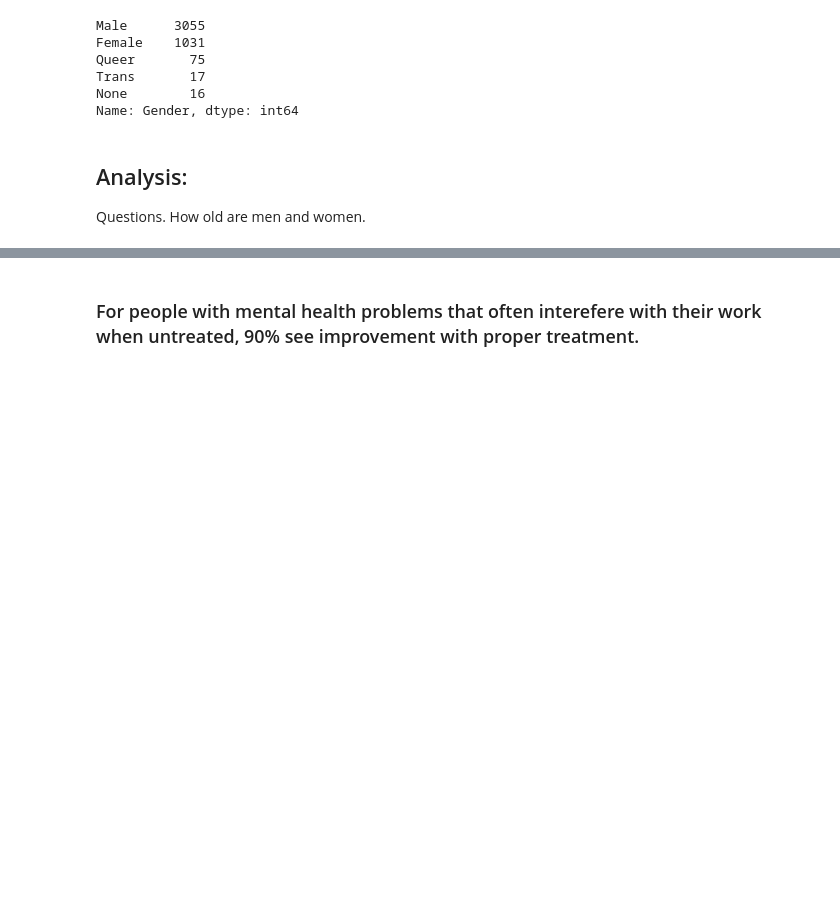
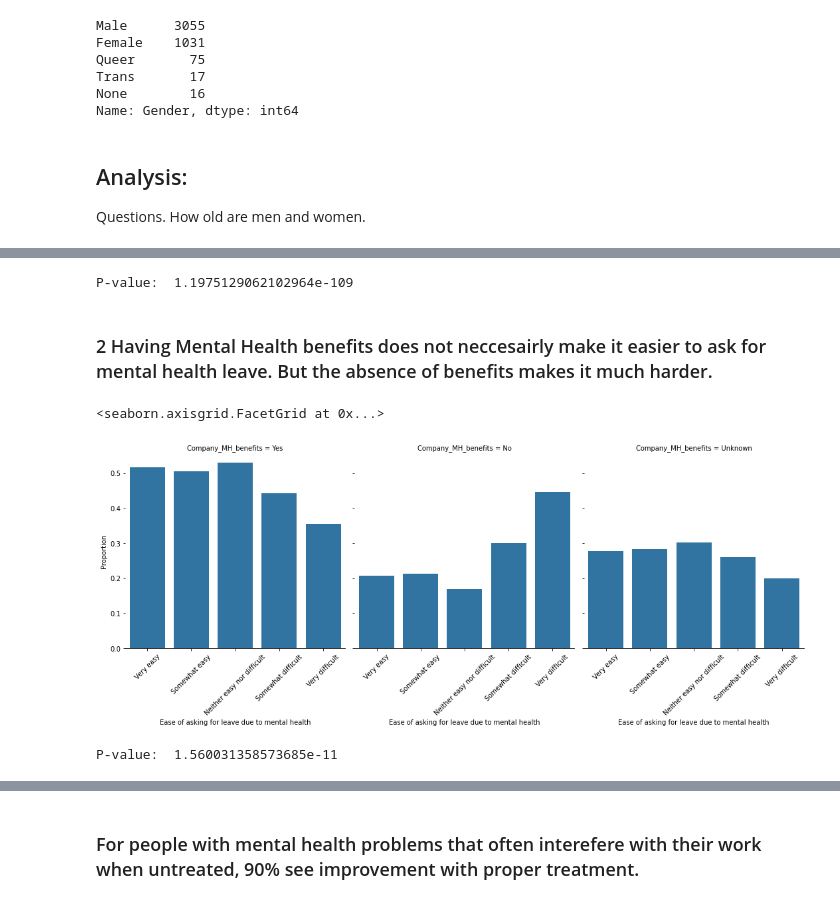
Before and after one commit to DLeirer/Mental_Health_in_Tech, a Jupyter notebook: Mental_Health_in_Tech.ipynb, the cells around one changed output, grey strips where cells are left out. Drawn from its saved outputs; the diff is of its cells as text; code cells hidden in the pictures; blank space fills up the shorter version.

```diff
--- a/Mental_Health_in_Tech.ipynb
+++ b/Mental_Health_in_Tech.ipynb
@@ -441,0 +448,30 @@ g = sns.catplot(data=prop_benefits, x="Company_size", y="Proportion", kind='bar'
+# %%
+## Chi square test.
+chi2_results = chi2_contingency(pd.crosstab(df_mhs_core["Company_size"], df_mhs_core["Company_MH_benefits"]))
+
+print("P-value: ",chi2_results[1])
+# %% [output]
+P-value:  1.1975129062102964e-109
+# %% [markdown]
+### 2 Having Mental Health benefits does not neccesairly make it easier to ask for mental health leave. But the absence of benefits makes it much harder.
+# %%
+df_mhs_core[['Company_MH_medical_leave_ease','Company_MH_importance','Company_PH_importance','Company_size','Company_MH_benefits']].groupby('Company_MH_benefits')
+
+prop_benefits=proportion_calc(df_mhs_core,'Company_MH_medical_leave_ease','Company_MH_benefits')
+prop_benefits.Company_MH_medical_leave_ease=prop_benefits.Company_MH_medical_leave_ease.astype('category').cat.set_categories(['Very easy', 'Somewhat easy','Neither easy nor difficult','Somewhat difficult','Very difficult'], ordered=True)
+prop_benefits.Company_MH_benefits=prop_benefits.Company_MH_benefits.astype('category').cat.set_categories(["Yes","No","Unknown"], ordered=True)
+
+g = sns.catplot(data=prop_benefits, x="Company_MH_medical_leave_ease", y="Proportion", kind='bar', col="Company_MH_benefits",legend=False,color = base_color)
+(g.set_axis_labels("Ease of asking for leave due to mental health")
+       .despine(left=True))
+g.set_xticklabels(rotation=45)
+# %% [output]
+<seaborn.axisgrid.FacetGrid at 0x...>
+[figure, added]
+# %%
+## Chi square test.
+chi2_results = chi2_contingency(pd.crosstab(df_mhs_core["Company_MH_medical_leave_ease"], df_mhs_core["Company_MH_benefits"]))
+
+print("P-value: ",chi2_results[1])
+# %% [output]
+P-value:  1.560031358573685e-11
```
Also changed, not shown: parts of 16 cells of this notebook.
